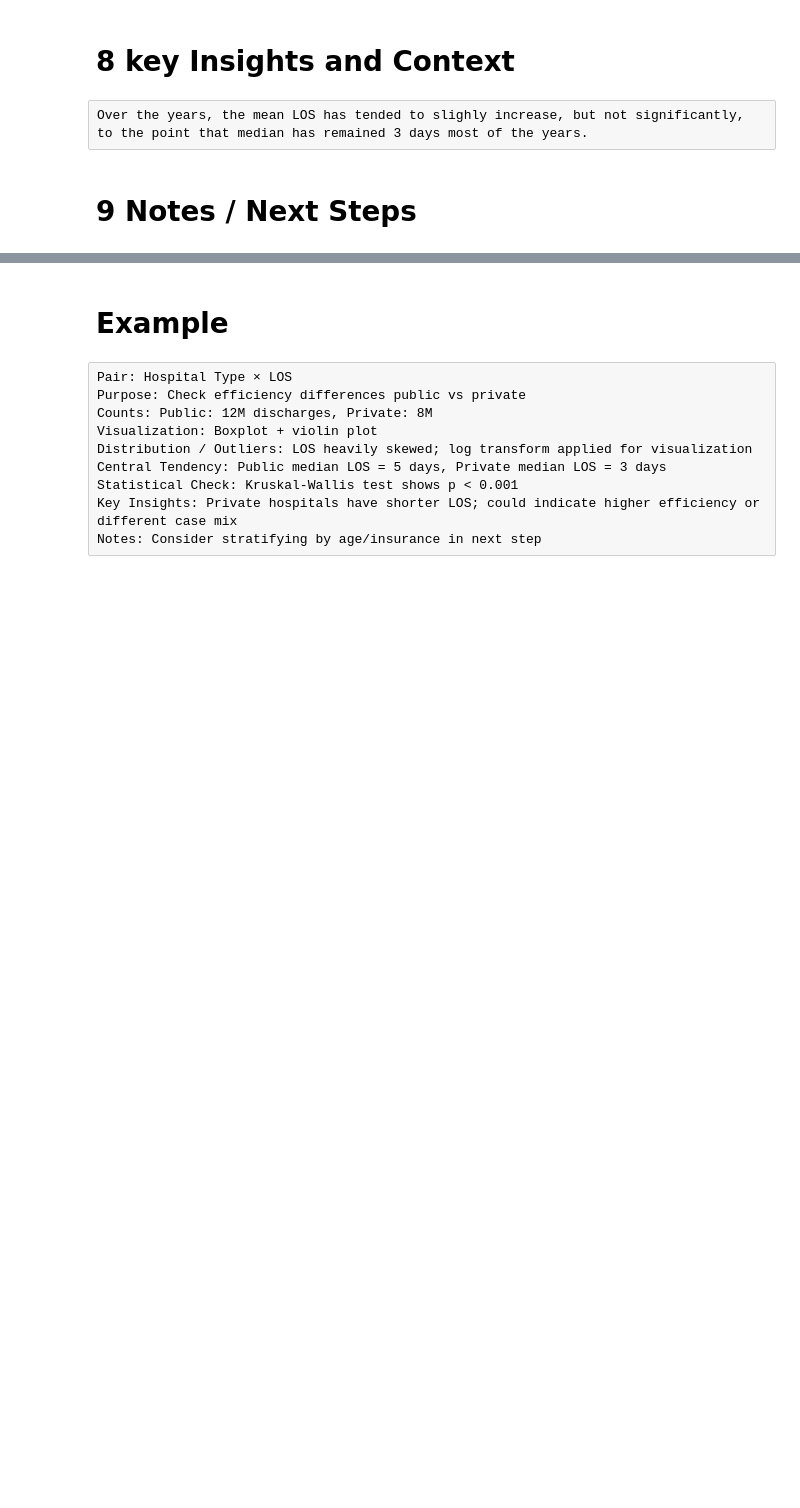
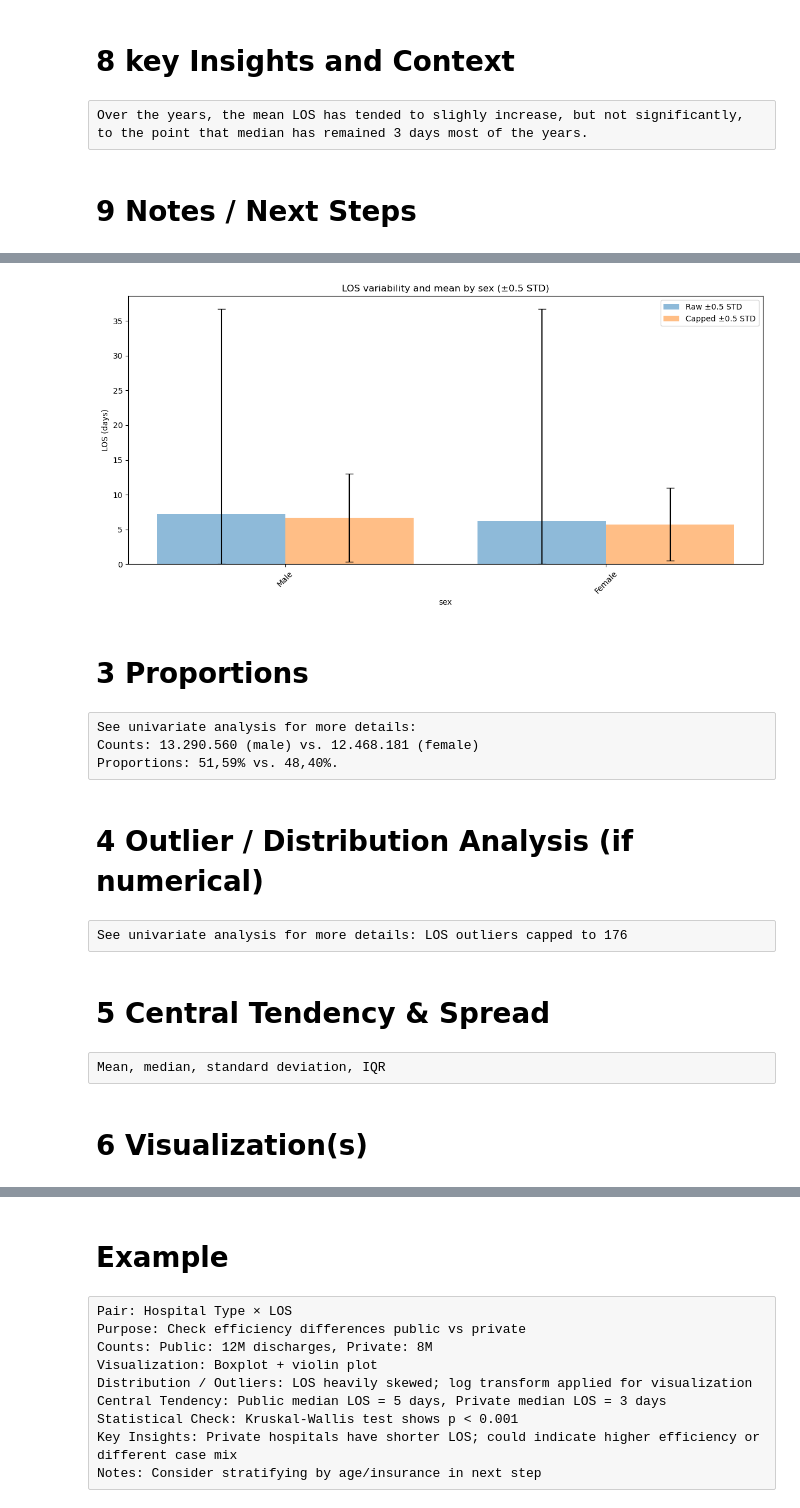
Before and after one commit to mirkopodunavak1996/EDAHospDischarges_Chile2001-2024, a Jupyter notebook: notebooks/General_Analysis_2001-2024_Bivariate(2).ipynb, the cells around one changed output, grey strips where cells are left out. Drawn from its saved outputs; the diff is of its cells as text; code cells hidden in the pictures; blank space fills up the shorter version.

```diff
--- a/notebooks/General_Analysis_2001-2024_Bivariate(2).ipynb
+++ b/notebooks/General_Analysis_2001-2024_Bivariate(2).ipynb
@@ -1531,0 +1542,5 @@ Healthcare budget increase every year, but LOS has remained almost the same over
+# %%
+LOS_sex_distr = df.groupby("sex").agg(mean_LOS_raw=("length of stay", "mean"), mean_LOS_capped=("LOS_capped", "mean"), median_LOS_raw=("length of stay", "median"),
+                     median_LOS_capped=("LOS_capped", "median"), std_LOS_raw=("length of stay", "std"), std_LOS_capped=("LOS_capped", "std"),
+                     max_LOS_raw=("length of stay", "max"), max_LOS_capped=("LOS_capped", "max"),
+                     IQR_LOS_raw=("length of stay", iqr), IQR_LOS_capped=("LOS_capped", iqr)).reset_index()
@@ -1531,0 +1553,56 @@ Healthcare budget increase every year, but LOS has remained almost the same over
+# %%
+sex = LOS_sex_distr["sex"]
+x = np.arange(len(ins))
+bar_width = 0.4
+
+# Multiplier for error bars
+multiplier = 0.5
+
+# Compute asymmetric error bars, clipping lower bound at 0
+yerr_raw = np.array([
+    np.minimum(multiplier * LOS_sex_distr["std_LOS_raw"], LOS_sex_distr["mean_LOS_raw"]),  # lower
+    multiplier * LOS_sex_distr["std_LOS_raw"]                                             # upper
+])
+yerr_capped = np.array([
+    np.minimum(multiplier * LOS_sex_distr["std_LOS_capped"], LOS_sex_distr["mean_LOS_capped"]),
+    multiplier * LOS_sex_distr["std_LOS_capped"]
+])
+
+fig, ax = plt.subplots(figsize=(12, 6))
+
+# Bars for raw
+ax.bar(x - bar_width/2, LOS_sex_distr["mean_LOS_raw"], width=bar_width,
+       yerr=yerr_raw, capsize=5, alpha=0.5, label="Raw ±0.5 STD")
+
+# Bars for capped
+ax.bar(x + bar_width/2, LOS_sex_distr["mean_LOS_capped"], width=bar_width,
+       yerr=yerr_capped, capsize=5, alpha=0.5, label="Capped ±0.5 STD")
+
+# Formatting
+ax.set_title("LOS variability and mean by sex (±0.5 STD)")
+ax.set_xlabel("sex")
+ax.set_ylabel("LOS (days)")
+ax.set_xticks(x)
+ax.set_xticklabels(sex, rotation=45)
+ax.legend()
+
+plt.tight_layout()
+plt.show()
+# %% [output]
+[figure, added]
+# %% [markdown]
+# 3 Proportions
+# %% [raw]
+See univariate analysis for more details:
+Counts: 13.290.560 (male) vs. 12.468.181 (female)
+Proportions: 51,59% vs. 48,40%.
+# %% [markdown]
+# 4 Outlier / Distribution Analysis (if numerical)
+# %% [raw]
+See univariate analysis for more details: LOS outliers capped to 176
+# %% [markdown]
+# 5 Central Tendency & Spread
+# %% [raw]
+Mean, median, standard deviation, IQR
+# %% [markdown]
+# 6 Visualization(s)
```
Also changed, not shown: parts of 41 cells of this notebook.
